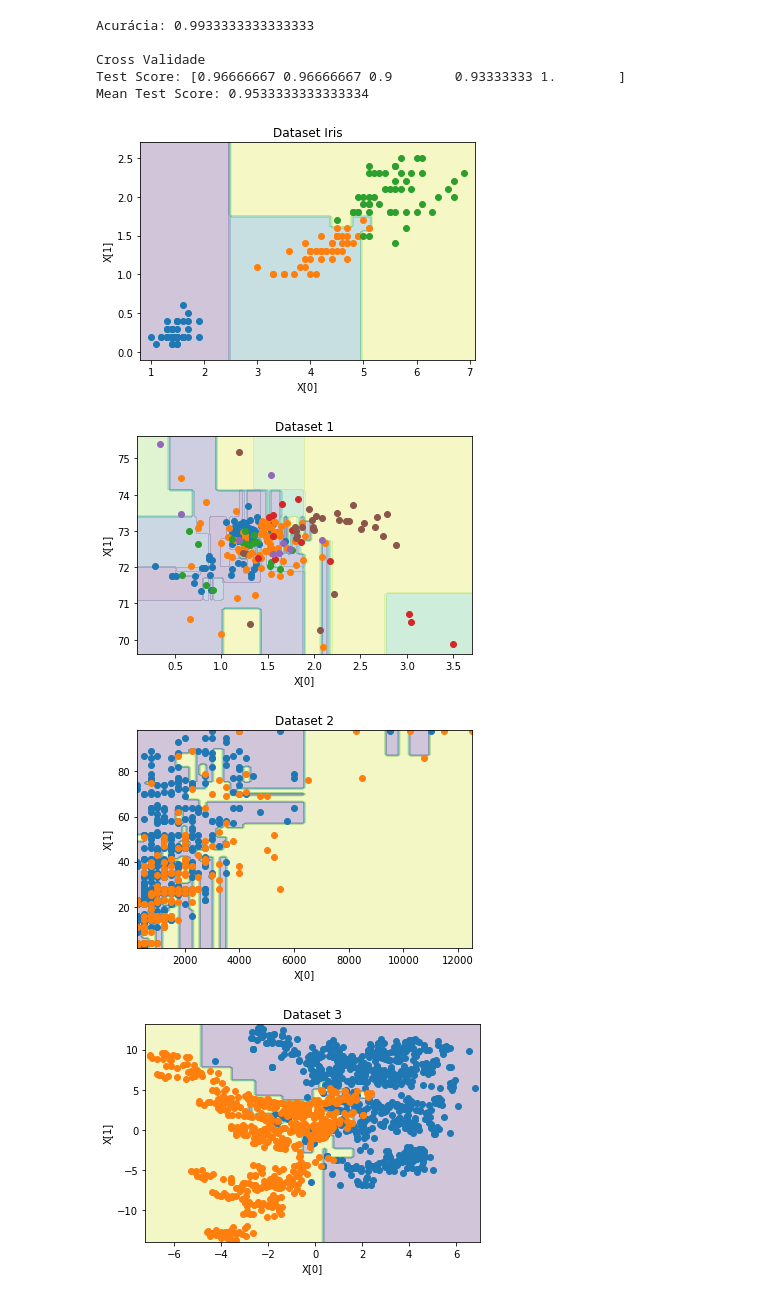
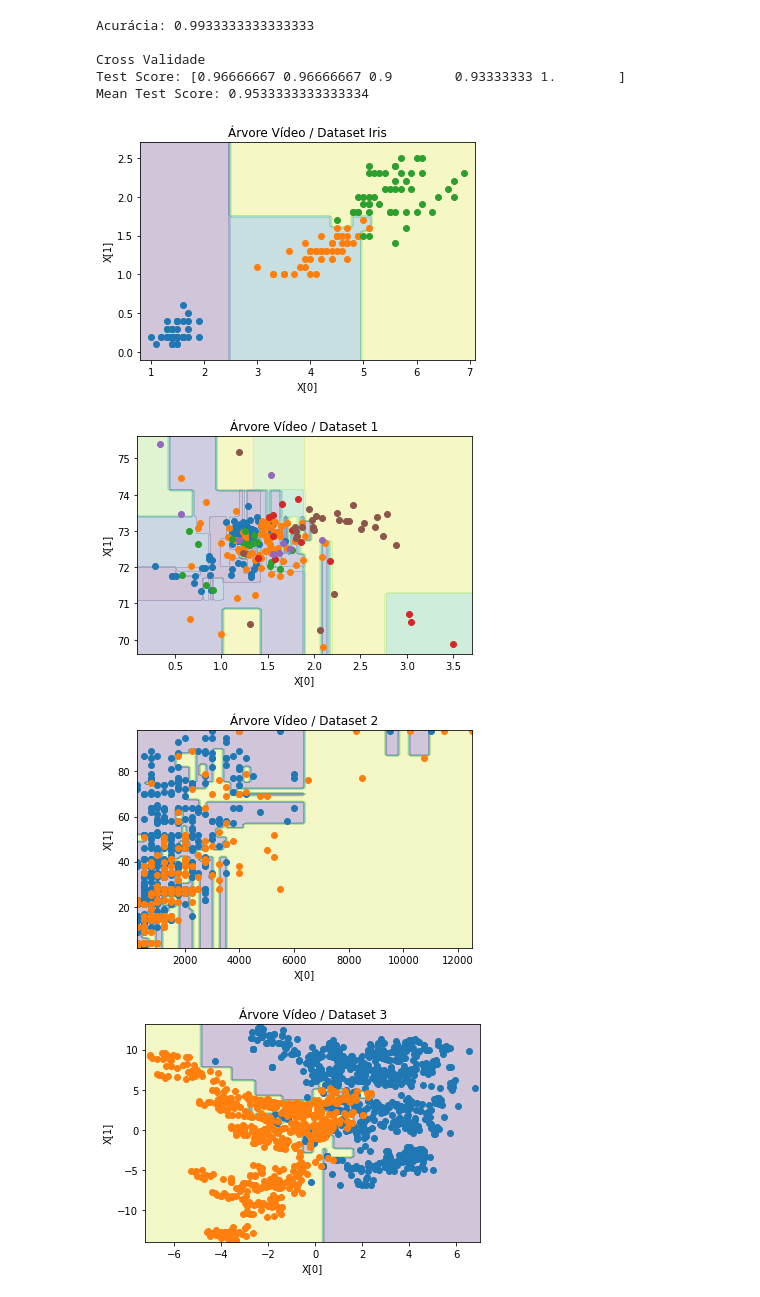
Before and after one commit to lbfiorino/repa-arvore-de-decisao, a Jupyter notebook: tarefa.ipynb, the cells around one changed output. Saved outputs shown, nothing was run; the diff lists cells and outputs as text; code cells hidden in the pictures.

Commit message:
plot decisao

```diff
--- a/tarefa.ipynb
+++ b/tarefa.ipynb
@@ -40,7 +40,7 @@ Dataset3: (1372, 2), (1372,), {0.0, 1.0}
 # %%
 import matplotlib.pyplot as plt
 
-def plotDecisao(modelo, X, y, titulo):
+def plotDecisao(modelo, X, y, nome_modelo, titulo):
     modelo.fit(X, y)
     x0s = np.linspace(np.min(X[:,0])-0.2, np.max(X[:,0])+0.2, 100)
     x1s = np.linspace(np.min(X[:,1])-0.2, np.max(X[:,1])+0.2, 100)
@@ -52,7 +52,7 @@ def plotDecisao(modelo, X, y, titulo):
         plt.plot(X[:,0][y==k], X[:,1][y==k], 'o')
     plt.xlabel(f"X[0]")
     plt.ylabel(f"X[1]")
-    plt.title(titulo)
+    plt.title(f"{nome_modelo} / {titulo}")
     plt.show()
 # %% [markdown]
 ## Árvore da tarefa
@@ -264,12 +264,12 @@ Cross Validade
 Test Score: [0.96666667 0.96666667 0.9        0.93333333 1.        ]
 Mean Test Score: 0.9533333333333334
 # %%
-plotDecisao(ArvoreVideo(), Xi, yi, "Dataset Iris")
-plotDecisao(ArvoreVideo(), X1, y1, "Dataset 1")
-plotDecisao(ArvoreVideo(), X2, y2, "Dataset 2")
-plotDecisao(ArvoreVideo(), X3, y3, "Dataset 3")
+plotDecisao(ArvoreVideo(), Xi, yi, "Árvore Vídeo", "Dataset Iris")
+plotDecisao(ArvoreVideo(), X1, y1, "Árvore Vídeo", "Dataset 1")
+plotDecisao(ArvoreVideo(), X2, y2, "Árvore Vídeo", "Dataset 2")
+plotDecisao(ArvoreVideo(), X3, y3, "Árvore Vídeo", "Dataset 3")
 # %% [output]
-[figure, old version]
+[figure, new version]
-[figure, old version]
+[figure, new version]
-[figure, old version]
+[figure, new version]
-[figure, old version]
+[figure, new version]
```
